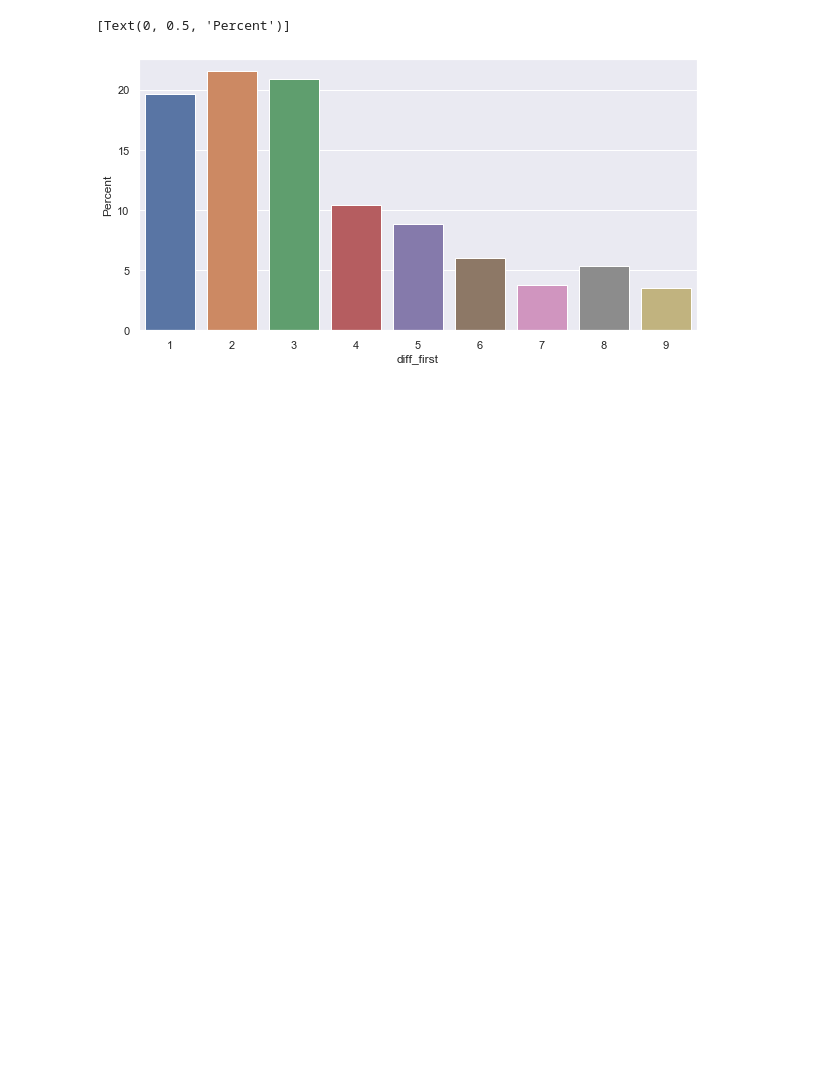
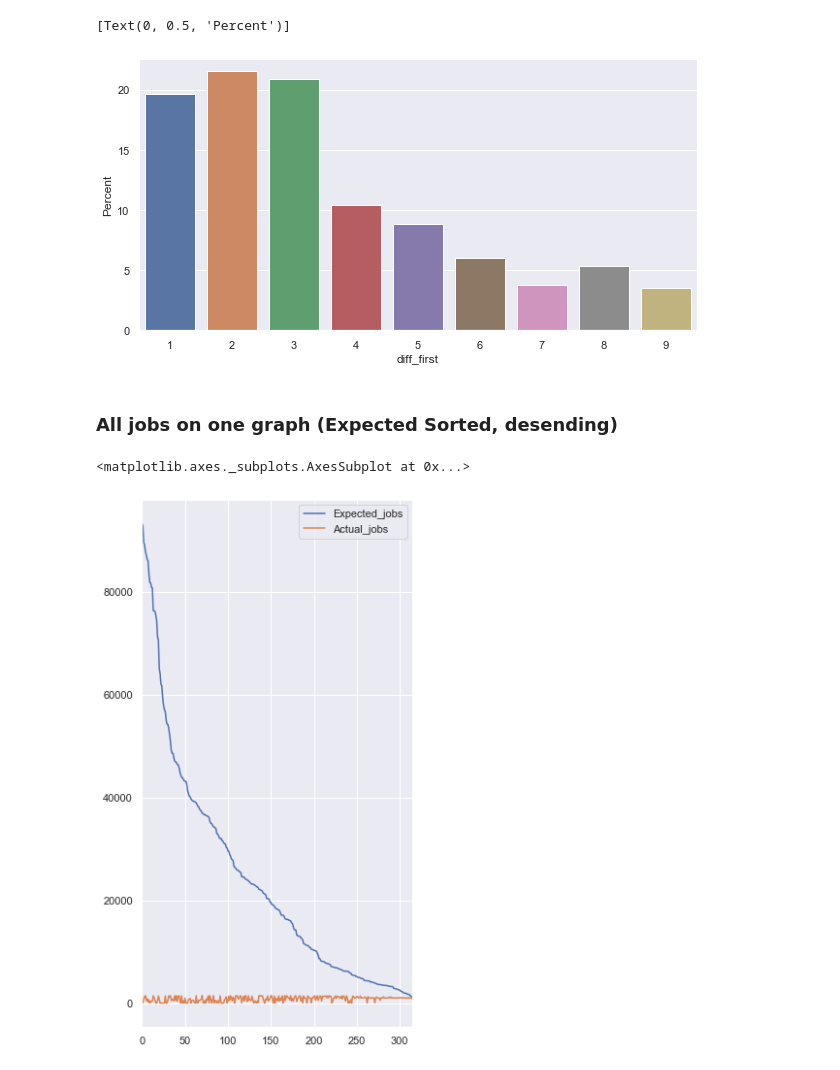
Before and after one commit to aujlarj/Job_Search_Automation, a Jupyter notebook: Jupyter Notebook/Benford's Law US Indeed.ipynb, the cells around one changed output. Saved outputs shown, nothing was run; the diff lists cells and outputs as text; code cells hidden in the pictures; blank space fills up the shorter version.

```diff
--- a/Jupyter Notebook/Benford's Law US Indeed.ipynb
+++ b/Jupyter Notebook/Benford's Law US Indeed.ipynb
@@ -7,7 +7,7 @@ import re
 sns.set(style="darkgrid")
 %matplotlib inline
 # %%
-jobs_data = pd.read_csv('../Scraped_Data/US_jobs_per_city_2020-08-07.csv', encoding='UTF-8')
+jobs_data = pd.read_csv('../Scraped_Data/US_jobs_per_city_2020-08-07 OLD.csv', encoding='UTF-8')
 # %%
 jobs_data.head(5)
 # %% [output]
@@ -171,3 +171,14 @@ ax.set(ylabel="Percent")
 # %% [output]
 [Text(0, 0.5, 'Percent')]
 [figure]
+# %% [markdown]
+### All jobs on one graph (Expected Sorted, desending)
+# %%
+new_1 = jobs_data[['Expected_jobs','Actual_jobs']]
+new_1 = new_1.sort_values(by=['Expected_jobs'], ascending=False).reset_index(drop=True)
+# %%
+plt.rcParams['figure.figsize'] = [5, 10]
+new_1.plot(kind='line')
+# %% [output]
+<matplotlib.axes._subplots.AxesSubplot at 0x...>
+[figure, added]
```
Also changed, not shown: parts of 3 cells of this notebook, 14 other files.
